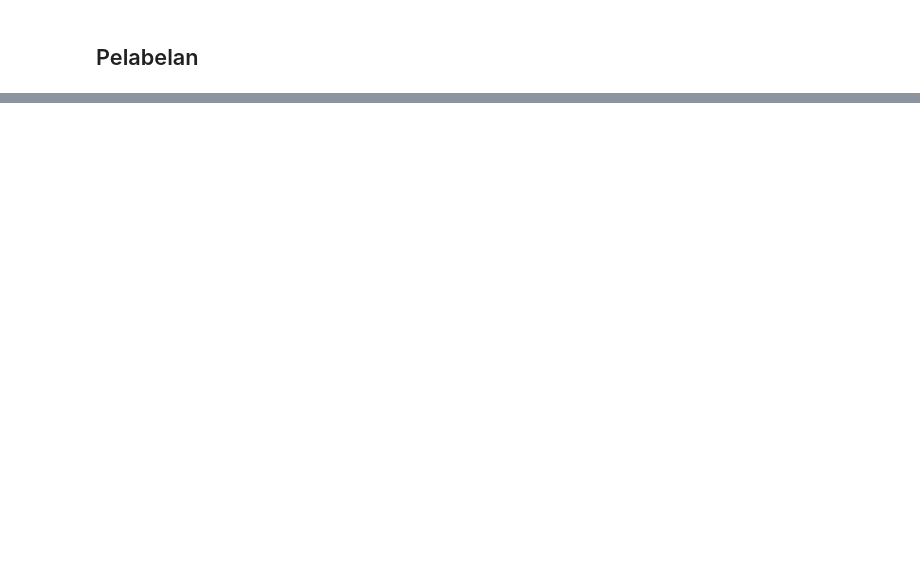
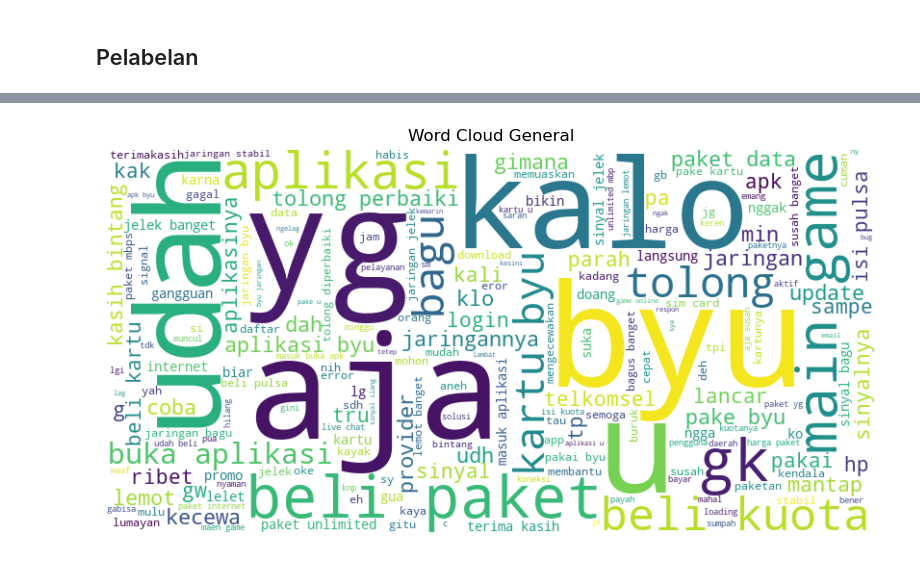
Before and after one commit to TurmaeUrsorum/repo_dicoding, a Jupyter notebook: 4. Belajar Fundamental Deep Learning/4. Natural Language Processing/NLP.ipynb, the cells around one changed output, grey strips where cells are left out. Drawn from its saved outputs; the diff is of its cells as text; code cells hidden in the pictures; blank space fills up the shorter version.

```diff
--- a/4. Belajar Fundamental Deep Learning/4. Natural Language Processing/NLP.ipynb
+++ b/4. Belajar Fundamental Deep Learning/4. Natural Language Processing/NLP.ipynb
@@ -909,0 +991,6 @@ clean_df.head()
+# %%
+results = clean_df['text_stopword'].apply(sentiment_analysis_lexicon_indonesia)
+results = list(zip(*results))
+clean_df['polarity_score'] = results[0]
+clean_df['polarity'] = results[1]
+print(clean_df['polarity'].value_counts())
@@ -909,0 +1017,12 @@ clean_df.head()
+# %%
+# Buat word cloud
+wc = WordCloud(width=800, height=400, background_color="white").generate(clean_df['text_akhir'].str.cat(sep=' '))
+
+# Tampilkan
+plt.figure(figsize=(10, 5))
+plt.imshow(wc, interpolation="bilinear")
+plt.axis("off")
+plt.title("Word Cloud General")
+plt.show()
+# %% [output]
+[figure, added]
```
Also changed, not shown: parts of 26 cells of this notebook.
